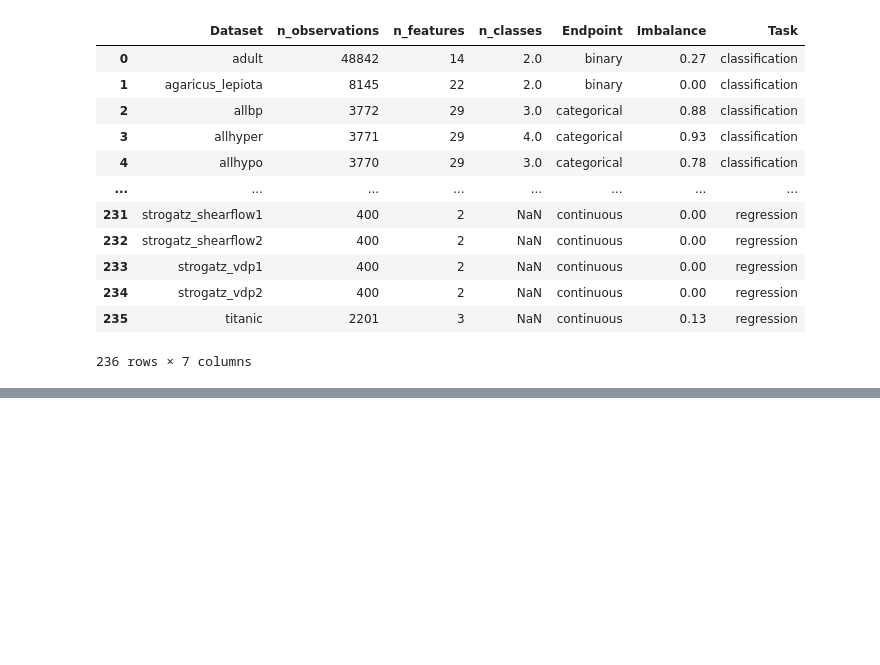
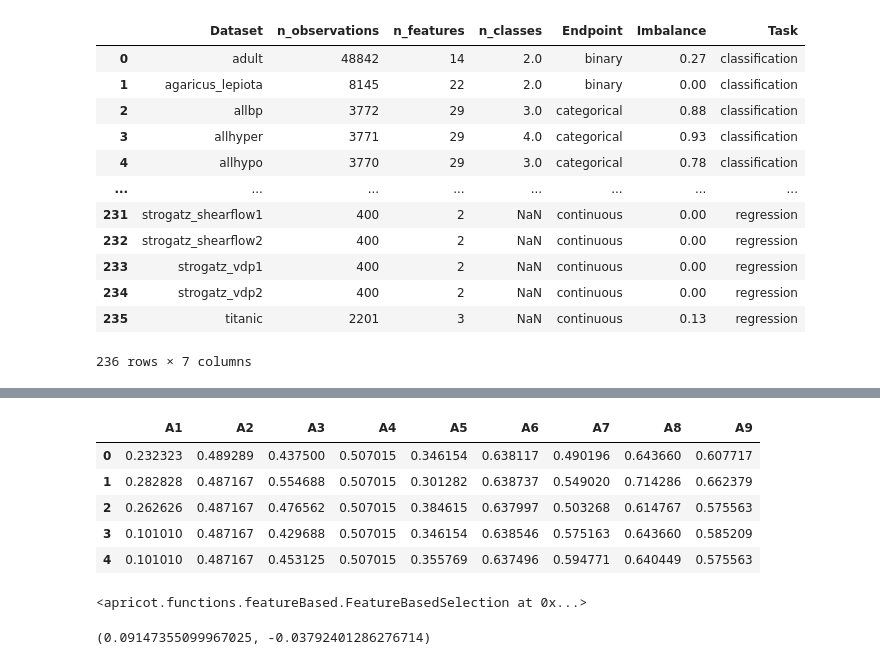
Before and after one commit to ricomnl/apricot-benchmark, a Jupyter notebook: notebooks/metadata.ipynb, the cells around one changed output, grey strips where cells are left out. Cells and saved outputs as stored; diff of their text form; code cells hidden in the pictures; blank space fills up the shorter version.

```diff
--- a/notebooks/metadata.ipynb
+++ b/notebooks/metadata.ipynb
@@ -95,0 +104,23 @@ m
+# %%
+dataset = "shuttle"
+m = load_metadata(dataset)
+X = fetch_data(dataset, local_cache_dir="../datasets")
+categorical_fs = [f["name"] for f in m["features"] if f["type"] == "categorical"]
+continuous_fs = [f["name"] for f in m["features"] if f["type"] == "continuous"]
+# %%
+# OHE categorical features
+X = one_hot_encode_df(X, columns=categorical_fs)
+# Standardize continuous features
+X.loc[:, continuous_fs] = normalize_df(X, columns=continuous_fs)
+# %%
+y = X["target"]
+X = X.drop("target", axis=1)
+# %%
+X.head()
+# %% [output]
+|  | A1 | A2 | A3 | A4 | A5 | A6 | A7 | A8 | A9 |
+| 0 | 0.232323 | 0.489289 | 0.437500 | 0.507015 | 0.346154 | 0.638117 | 0.490196 | 0.643660 | 0.607717 |
+| 1 | 0.282828 | 0.487167 | 0.554688 | 0.507015 | 0.301282 | 0.638737 | 0.549020 | 0.714286 | 0.662379 |
+| 2 | 0.262626 | 0.487167 | 0.476562 | 0.507015 | 0.384615 | 0.637997 | 0.503268 | 0.614767 | 0.575563 |
+| 3 | 0.101010 | 0.487167 | 0.429688 | 0.507015 | 0.346154 | 0.638546 | 0.575163 | 0.643660 | 0.585209 |
+| 4 | 0.101010 | 0.487167 | 0.453125 | 0.507015 | 0.355769 | 0.637496 | 0.594771 | 0.640449 | 0.575563 |
@@ -95,0 +129,5 @@ m
+# %%
+fb_select1 = FeatureBasedSelection(n_samples=len(train_X)*0.1, optimizer="naive", verbose=True)
+fb_select1.fit(train_X)
+# %% [output]
+<apricot.functions.featureBased.FeatureBasedSelection at 0x...>
@@ -96 +148,5 @@ m
+# %%
+s_f, s_s
+# %% [output]
+(0.09147355099967025, -0.03792401286276714)
 # %%
```
Also changed, not shown: parts of 14 cells of this notebook, 6 other files.
